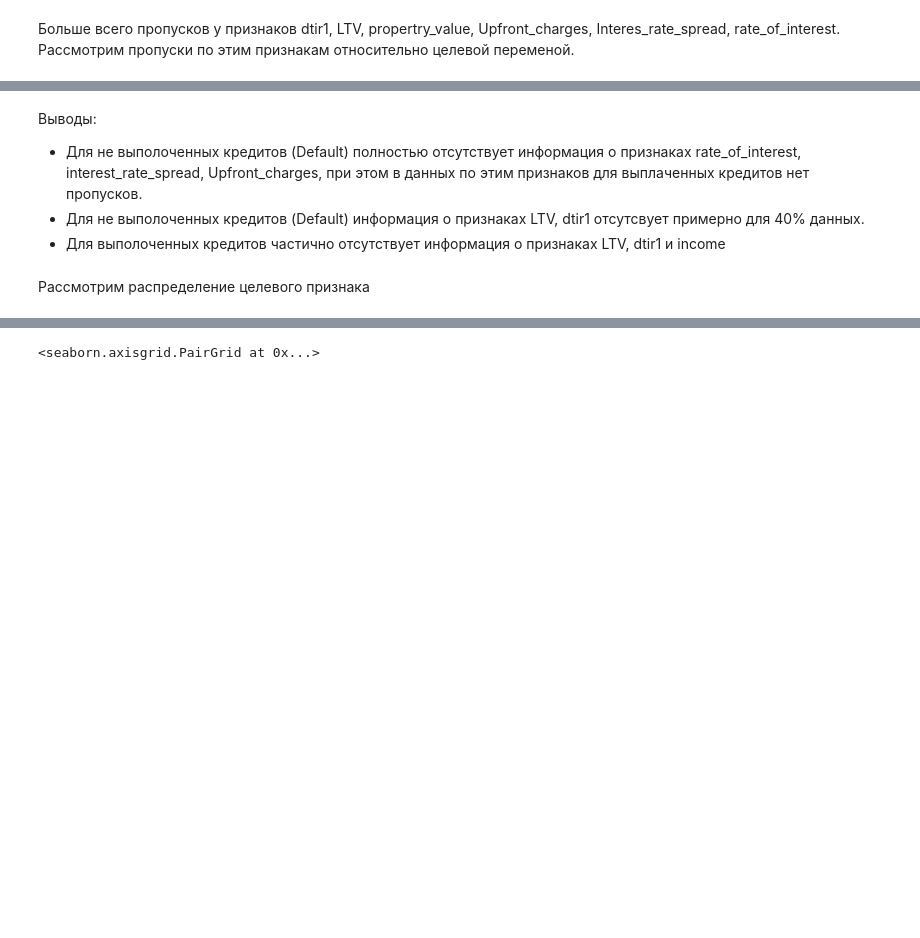
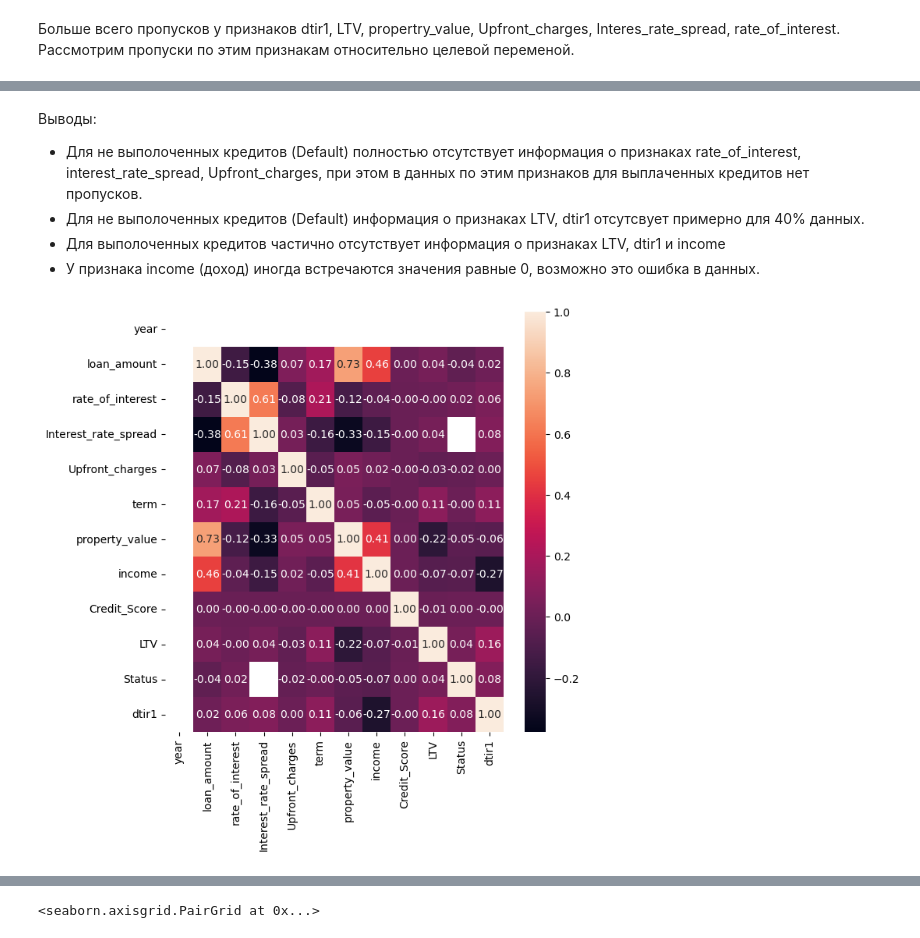
Before and after one commit to StoryTeller72/CreditScoring, a Jupyter notebook: CreditScore.ipynb, the cells around one changed output, grey strips where cells are left out. Cells and saved outputs as stored; diff of their text form; code cells hidden in the pictures; blank space fills up the shorter version.

```diff
--- a/CreditScore.ipynb
+++ b/CreditScore.ipynb
@@ -150,5 +157,11 @@ Text(0.5, 1.0, 'Percent of missed data by target')
 - Для не выполоченных кредитов (Default) полностью отсутствует информация о признаках rate_of_interest, interest_rate_spread, Upfront_charges, при этом в данных по этим признаков для выплаченных кредитов нет пропусков.
 - Для не выполоченных кредитов (Default)  информация о признаках LTV, dtir1 отсутсвует примерно для 40% данных.
 - Для выполоченных кредитов частично отсутствует информация о признаках LTV, dtir1 и income
+- У признака income (доход) иногда встречаются значения равные 0, возможно это ошибка в данных.
-# %% [markdown]
-Рассмотрим распределение целевого признака
+# %%
+numeric_features = data.select_dtypes(include=['int64', 'float64']).columns.tolist()
+plt.figure(figsize = (7,7))
+sns.heatmap(data[numeric_features].corr(),annot=True, fmt='.2f')
+plt.show()
+# %% [output]
+[figure, added]
```
Also changed, not shown: parts of 56 cells of this notebook, 6 other files.
